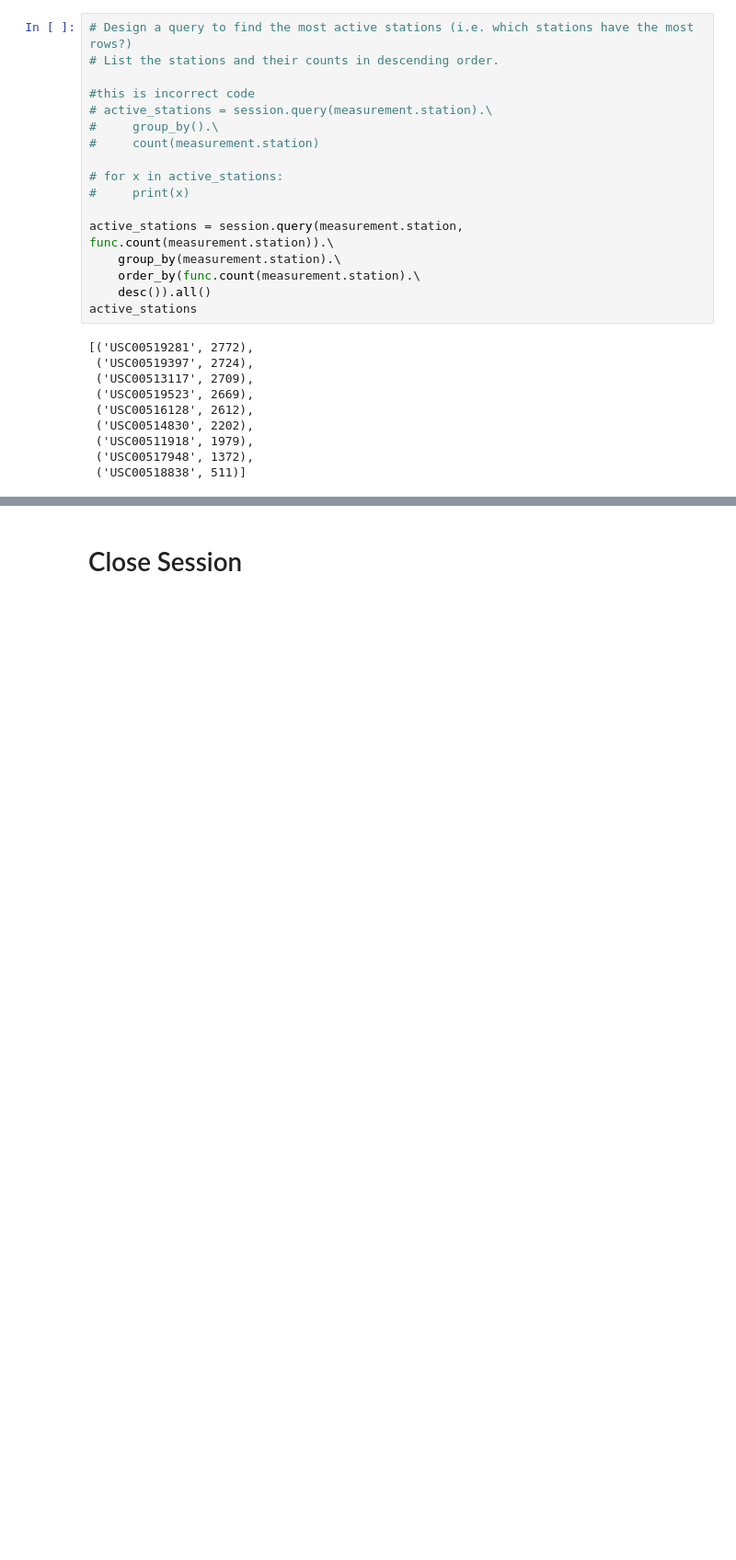
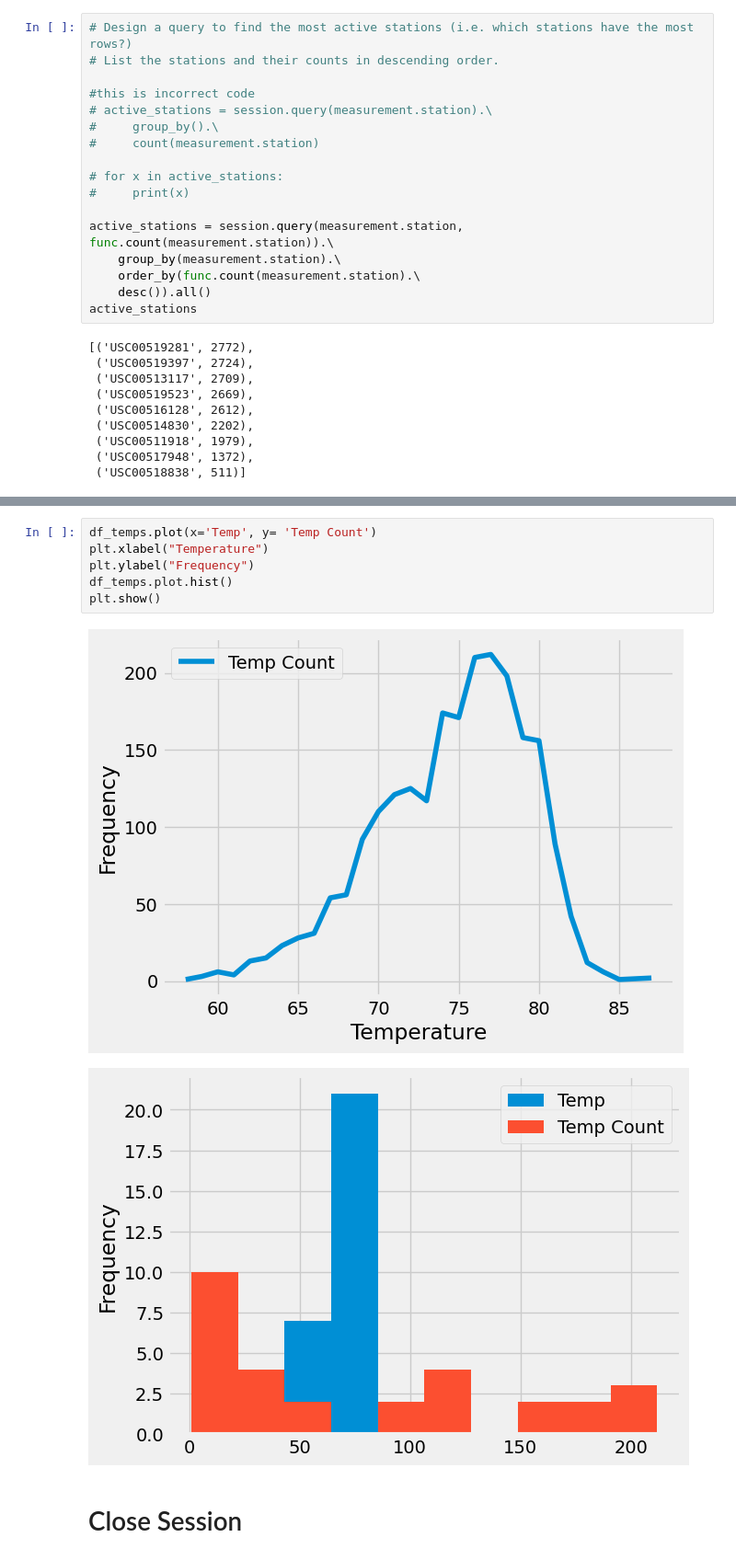
Before and after one commit to AtziriMendoza/SQLalchemy, a Jupyter notebook: climate_final.ipynb, the cells around one changed output, grey strips where cells are left out. Shown: that part at 92% size. Cells and saved outputs as stored; diff of their text form; blank space fills up the shorter version.

```diff
--- a/climate_final.ipynb
+++ b/climate_final.ipynb
@@ -146,3 +202,12 @@ print(most_active_station)
+# %%
+df_temps.plot(x='Temp', y= 'Temp Count')
+plt.xlabel("Temperature")
+plt.ylabel("Frequency")
+df_temps.plot.hist()
+plt.show()
+# %% [output]
+[figure, added]
+[figure, added]
 # %% [markdown]
 # Close Session
 # %%
```
Also changed, not shown: parts of 5 cells of this notebook.
